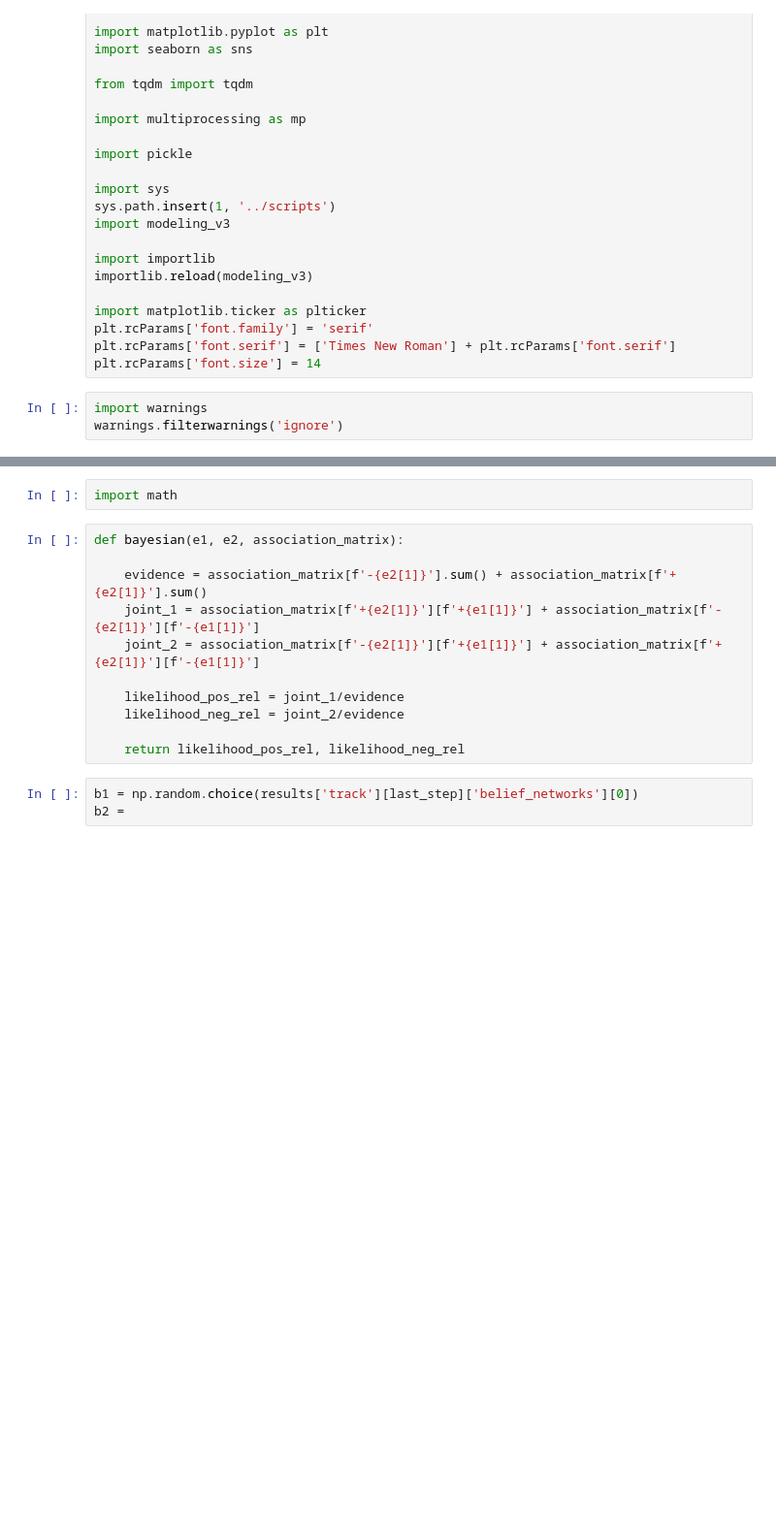
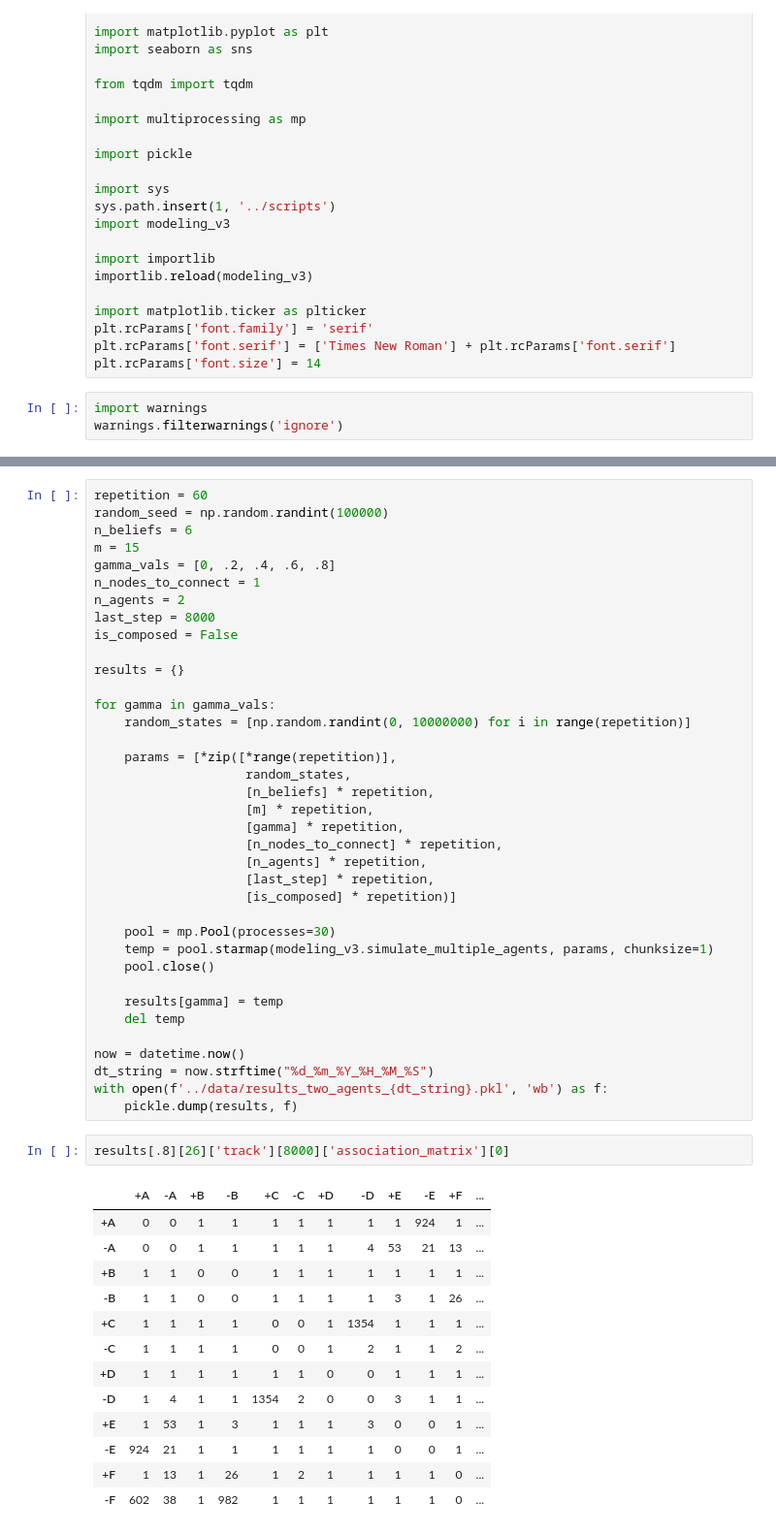
Before and after one commit to ocseckin/pairwise_diffusion, a Jupyter notebook: notebooks/playground_v3.ipynb, the cells around one changed output, grey strips where cells are left out. Shown: that part at 97% size. Cells and saved outputs as stored; diff of their text form; blank space fills up the shorter version.

Commit message:
one agent simulations

```diff
--- a/notebooks/playground_v3.ipynb
+++ b/notebooks/playground_v3.ipynb
@@ -49,19 +50,56 @@ last_step = 6000
 is_composed = False
 
 results = modeling_v3.simulate_multiple_agents(sim_no, random_seed, n_beliefs, m, gamma, n_nodes_to_connect, n_agents, last_step, is_composed)
-# %%
-import math
-# %%
-def bayesian(e1, e2, association_matrix):
-
-    evidence = association_matrix[f'-{e2[1]}'].sum() + association_matrix[f'+{e2[1]}'].sum()
-    joint_1 = association_matrix[f'+{e2[1]}'][f'+{e1[1]}'] + association_matrix[f'-{e2[1]}'][f'-{e1[1]}']
-    joint_2 = association_matrix[f'-{e2[1]}'][f'+{e1[1]}'] + association_matrix[f'+{e2[1]}'][f'-{e1[1]}']
-
-    likelihood_pos_rel = joint_1/evidence
-    likelihood_neg_rel = joint_2/evidence
-
-    return likelihood_pos_rel, likelihood_neg_rel
-# %%
-b1 = np.random.choice(results['track'][last_step]['belief_networks'][0])
-b2 =
+# %%
+repetition = 60
+random_seed = np.random.randint(100000)
+n_beliefs = 6
+m = 15
+gamma_vals = [0, .2, .4, .6, .8]
+n_nodes_to_connect = 1
+n_agents = 2
+last_step = 8000
+is_composed = False
+
+results = {}
+
+for gamma in gamma_vals:
+    random_states = [np.random.randint(0, 10000000) for i in range(repetition)]
+
+    params = [*zip([*range(repetition)],
+                    random_states,
+                    [n_beliefs] * repetition,
+                    [m] * repetition,
+                    [gamma] * repetition,
+                    [n_nodes_to_connect] * repetition,
+                    [n_agents] * repetition,
+                    [last_step] * repetition,
+                    [is_composed] * repetition)]
+
+    pool = mp.Pool(processes=30)
+    temp = pool.starmap(modeling_v3.simulate_multiple_agents, params, chunksize=1)
+    pool.close()
+
+    results[gamma] = temp
+    del temp
+
+now = datetime.now()
+dt_string = now.strftime("%d_%m_%Y_%H_%M_%S")
+with open(f'../data/results_two_agents_{dt_string}.pkl', 'wb') as f:
+    pickle.dump(results, f)
+# %%
+results[.8][26]['track'][8000]['association_matrix'][0]
+# %% [output]
+|  | +A | -A | +B | -B | +C | -C | +D | -D | +E | -E | +F | ... |
+| +A | 0 | 0 | 1 | 1 | 1 | 1 | 1 | 1 | 1 | 924 | 1 | ... |
+| -A | 0 | 0 | 1 | 1 | 1 | 1 | 1 | 4 | 53 | 21 | 13 | ... |
+| +B | 1 | 1 | 0 | 0 | 1 | 1 | 1 | 1 | 1 | 1 | 1 | ... |
+| -B | 1 | 1 | 0 | 0 | 1 | 1 | 1 | 1 | 3 | 1 | 26 | ... |
+| +C | 1 | 1 | 1 | 1 | 0 | 0 | 1 | 1354 | 1 | 1 | 1 | ... |
+| -C | 1 | 1 | 1 | 1 | 0 | 0 | 1 | 2 | 1 | 1 | 2 | ... |
+| +D | 1 | 1 | 1 | 1 | 1 | 1 | 0 | 0 | 1 | 1 | 1 | ... |
+| -D | 1 | 4 | 1 | 1 | 1354 | 2 | 0 | 0 | 3 | 1 | 1 | ... |
+| +E | 1 | 53 | 1 | 3 | 1 | 1 | 1 | 3 | 0 | 0 | 1 | ... |
+| -E | 924 | 21 | 1 | 1 | 1 | 1 | 1 | 1 | 0 | 0 | 1 | ... |
+| +F | 1 | 13 | 1 | 26 | 1 | 2 | 1 | 1 | 1 | 1 | 0 | ... |
+| -F | 602 | 38 | 1 | 982 | 1 | 1 | 1 | 1 | 1 | 1 | 0 | ... |
```
Also changed, not shown: parts of 18 cells of this notebook, 2 other files.
